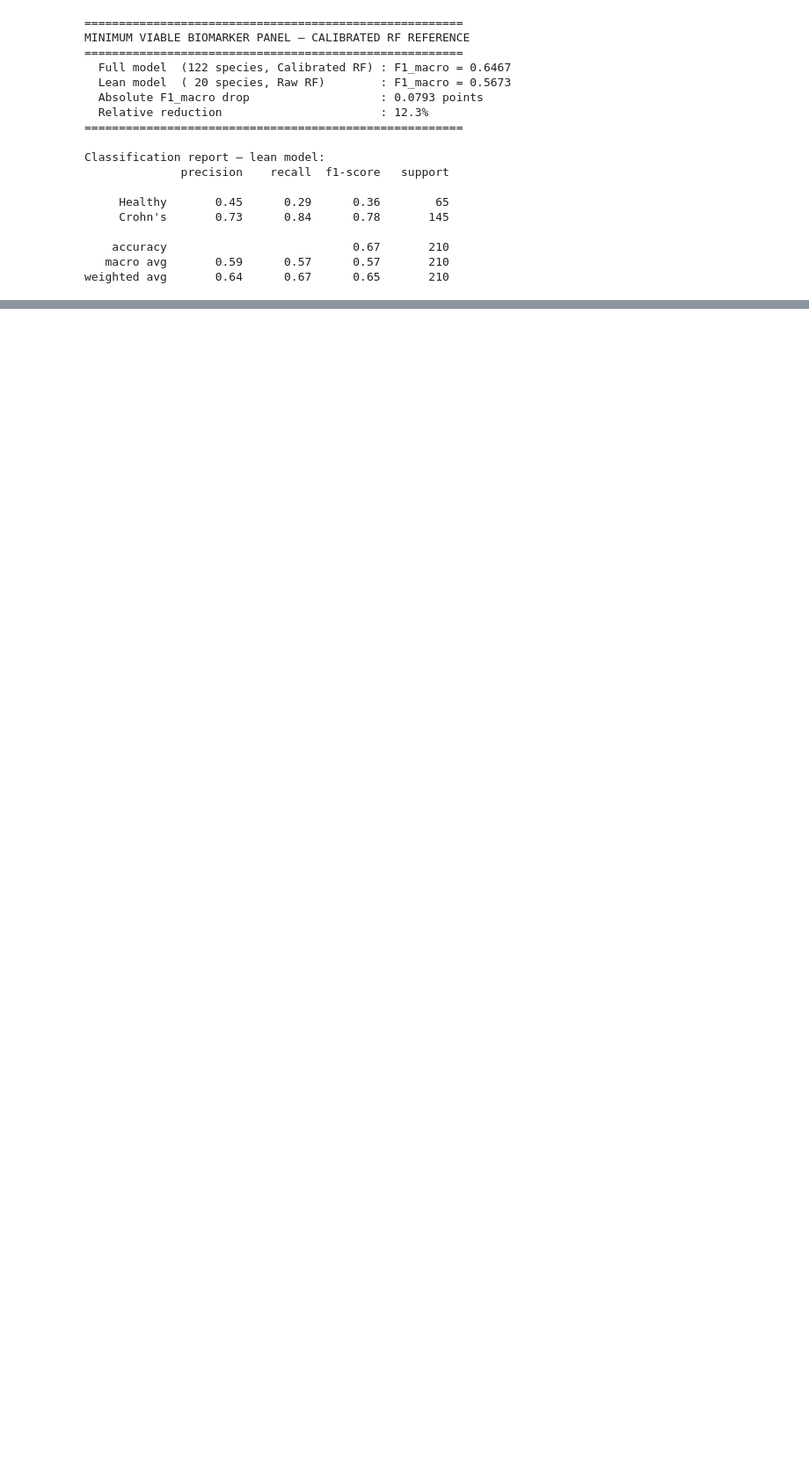
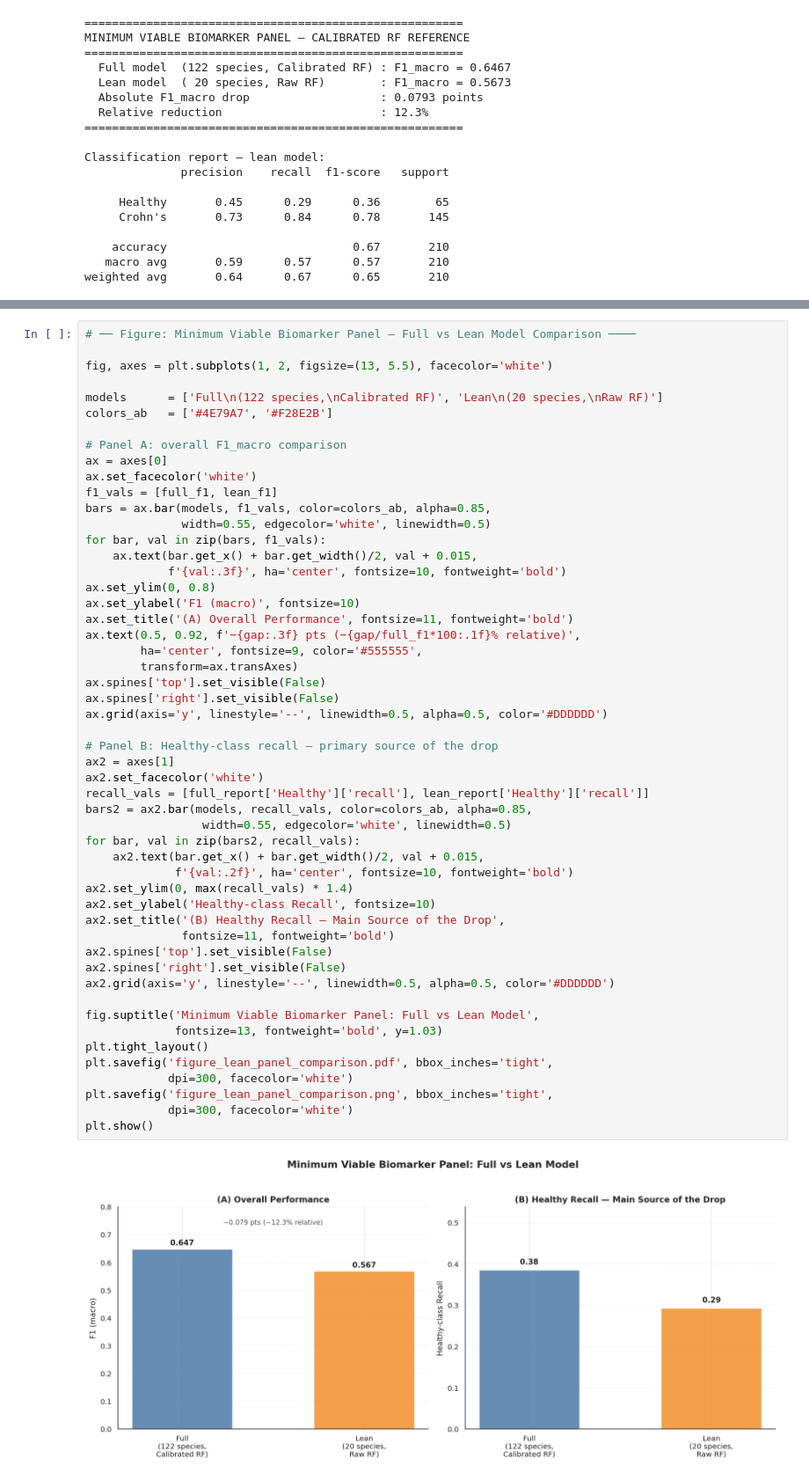
Before and after one commit to Shivadzn/HMP2_IBD_Microbiome_Longitudinal_Analysis, a Jupyter notebook: notebook/HMP2_IBD_Microbiome_Longitudinal_Analysis.ipynb, the cells around one changed output, grey strips where cells are left out. Shown at 88% size. Saved outputs shown, nothing was run; the diff lists cells and outputs as text; blank space fills up the shorter version.

```diff
--- a/notebook/HMP2_IBD_Microbiome_Longitudinal_Analysis.ipynb
+++ b/notebook/HMP2_IBD_Microbiome_Longitudinal_Analysis.ipynb
@@ -3351,6 +3369,60 @@ MINIMUM VIABLE BIOMARKER PANEL RESULT
   18    Odoribacter splanchnicus                   enriched in CD
   19    Gemmiger formicilis                        depleted in CD
   20    Alistipes finegoldii                       enriched in CD
+# %%
+# ── Figure: Minimum Viable Biomarker Panel — Full vs Lean Model Comparison ────
+
+fig, axes = plt.subplots(1, 2, figsize=(13, 5.5), facecolor='white')
+
+models      = ['Full\n(122 species,\nCalibrated RF)', 'Lean\n(20 species,\nRaw RF)']
+colors_ab   = ['#4E79A7', '#F28E2B']
+
+# Panel A: overall F1_macro comparison
+ax = axes[0]
+ax.set_facecolor('white')
+f1_vals = [full_f1, lean_f1]
+bars = ax.bar(models, f1_vals, color=colors_ab, alpha=0.85,
+              width=0.55, edgecolor='white', linewidth=0.5)
+for bar, val in zip(bars, f1_vals):
+    ax.text(bar.get_x() + bar.get_width()/2, val + 0.015,
+            f'{val:.3f}', ha='center', fontsize=10, fontweight='bold')
+ax.set_ylim(0, 0.8)
+ax.set_ylabel('F1 (macro)', fontsize=10)
+ax.set_title('(A) Overall Performance', fontsize=11, fontweight='bold')
+ax.text(0.5, 0.92, f'−{gap:.3f} pts (−{gap/full_f1*100:.1f}% relative)',
+        ha='center', fontsize=9, color='#555555',
+        transform=ax.transAxes)
+ax.spines['top'].set_visible(False)
+ax.spines['right'].set_visible(False)
+ax.grid(axis='y', linestyle='--', linewidth=0.5, alpha=0.5, color='#DDDDDD')
+
+# Panel B: Healthy-class recall — primary source of the drop
+ax2 = axes[1]
+ax2.set_facecolor('white')
+recall_vals = [full_report['Healthy']['recall'], lean_report['Healthy']['recall']]
+bars2 = ax2.bar(models, recall_vals, color=colors_ab, alpha=0.85,
+                 width=0.55, edgecolor='white', linewidth=0.5)
+for bar, val in zip(bars2, recall_vals):
+    ax2.text(bar.get_x() + bar.get_width()/2, val + 0.015,
+             f'{val:.2f}', ha='center', fontsize=10, fontweight='bold')
+ax2.set_ylim(0, max(recall_vals) * 1.4)
+ax2.set_ylabel('Healthy-class Recall', fontsize=10)
+ax2.set_title('(B) Healthy Recall — Main Source of the Drop',
+              fontsize=11, fontweight='bold')
+ax2.spines['top'].set_visible(False)
+ax2.spines['right'].set_visible(False)
+ax2.grid(axis='y', linestyle='--', linewidth=0.5, alpha=0.5, color='#DDDDDD')
+
+fig.suptitle('Minimum Viable Biomarker Panel: Full vs Lean Model',
+             fontsize=13, fontweight='bold', y=1.03)
+plt.tight_layout()
+plt.savefig('figure_lean_panel_comparison.pdf', bbox_inches='tight',
+            dpi=300, facecolor='white')
+plt.savefig('figure_lean_panel_comparison.png', bbox_inches='tight',
+            dpi=300, facecolor='white')
+plt.show()
+# %% [output]
+[figure, added]
 # %% [markdown]
 ### Interpreting the Lean Model Results
 The model shows an absolute macro-averaged $F_1$-score drop of **$0.0793$ points** (a **$12.3\%$** relative reduction) from the full 122-species calibrated model. While this drop remains below the predefined $0.10$ structural threshold, it is not marginal — the reduction indicates that while the top 20 species retain substantial CD-discriminative signal, the full 122-species profile contributes meaningfully to performance. This is not a near-equivalent substitute for full profiling; rather, it should be read as a moderate-fidelity reduction. The drop is concentrated in Healthy-class recall (**$0.29$** vs. **$0.385$** for the full calibrated model), while CD classification remains comparatively well preserved — meaning the panel's main limitation is at correctly ruling patients *out* rather than ruling CD *in*.
```
Also changed, not shown: parts of 3 cells of this notebook.
